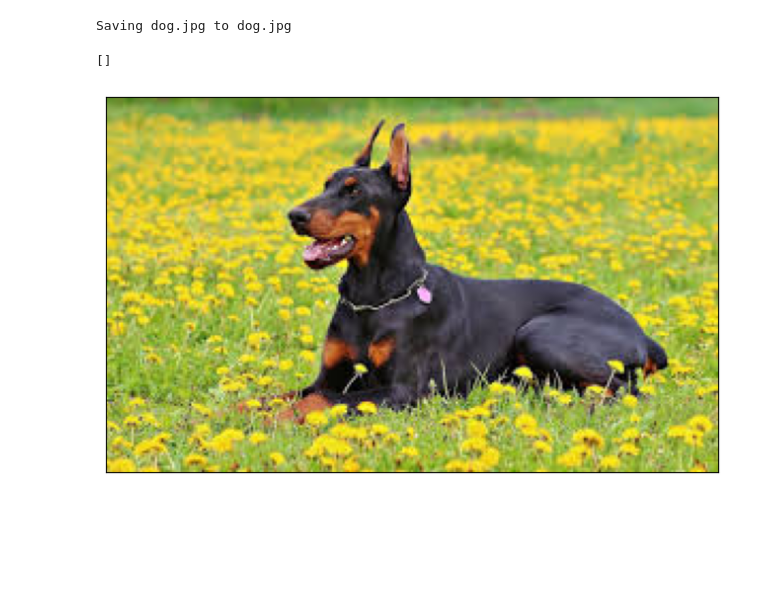
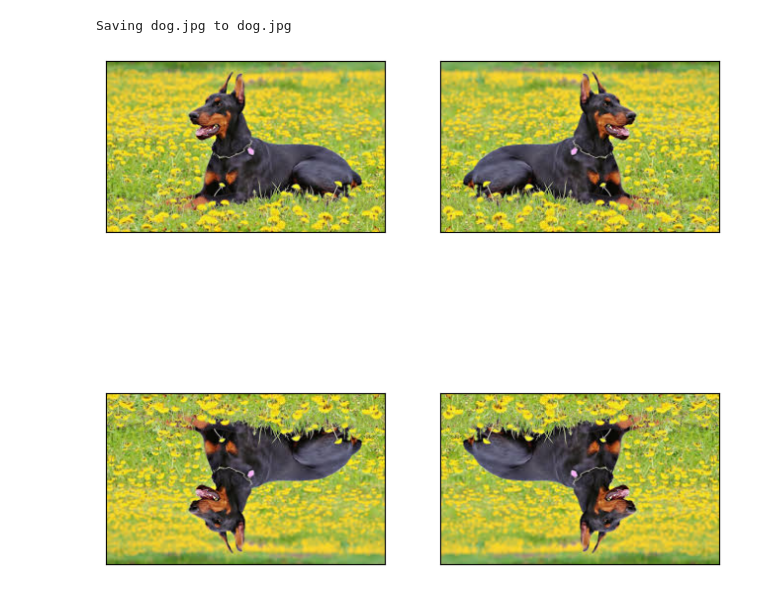
Before and after one commit to JOJUNHYUNG0818/ai, a Jupyter notebook: 7데이터_전처리.ipynb, the cells around one changed output. Cells and saved outputs as stored; diff of their text form; code cells hidden in the pictures; blank space fills up the shorter version.

```diff
--- a/7데이터_전처리.ipynb
+++ b/7데이터_전처리.ipynb
@@ -258,44 +258,42 @@ img_vh_flip=cv.flip(img_v_flip,1)
 img_vh_flip
 
 
-
-rows = 2
-cols = 2
 
 # fig=plt.figure(figsize=(8,8))
 
 # ax=fig.add_subplot(rows,cols,1)
 # ax.imshow(img1)
 # ax.set_xticks([])
 # ax.set_yticks([])
 
 # ax=fig.add_subplot(rows,cols,2)
 # ax.imshow(img_h_flip)
 # ax.set_xticks([])
 # ax.set_yticks([])
 
 # ax=fig.add_subplot(rows,cols,3)
 # ax.imshow(img_v_flip)
 # ax.set_xticks([])
 # ax.set_yticks([])
 
 # ax=fig.add_subplot(rows,cols,4)
 # ax.imshow(img_vh_flip)
 # ax.set_xticks([])
 # ax.set_yticks([])
 # plt.show()
 
-b=[img1,img_h_flip,img_v_flip,img_vh_flip]
+b=[img1,img_h_flip,img_v_flip,img_vh_flip] #원본,수평,수직,수평수직
 
-rows=1
-cols=1
+rows=2
+cols=2
 
 fig=plt.figure(figsize=(8,8))
+for i in range(1,5):
 
-ax=fig.add_subplot(rows,cols,1)
-ax.imshow(b[0])
-ax.set_xticks([])
-ax.set_yticks([])
+  ax=fig.add_subplot(rows,cols,i)
+  ax.imshow(b[i-1])
+  ax.set_xticks([])
+  ax.set_yticks([])
+plt.show()
 # %% [output]
-[]
-[figure, old version]
+[figure, new version]
```
Also changed, not shown: parts of 15 cells of this notebook.
